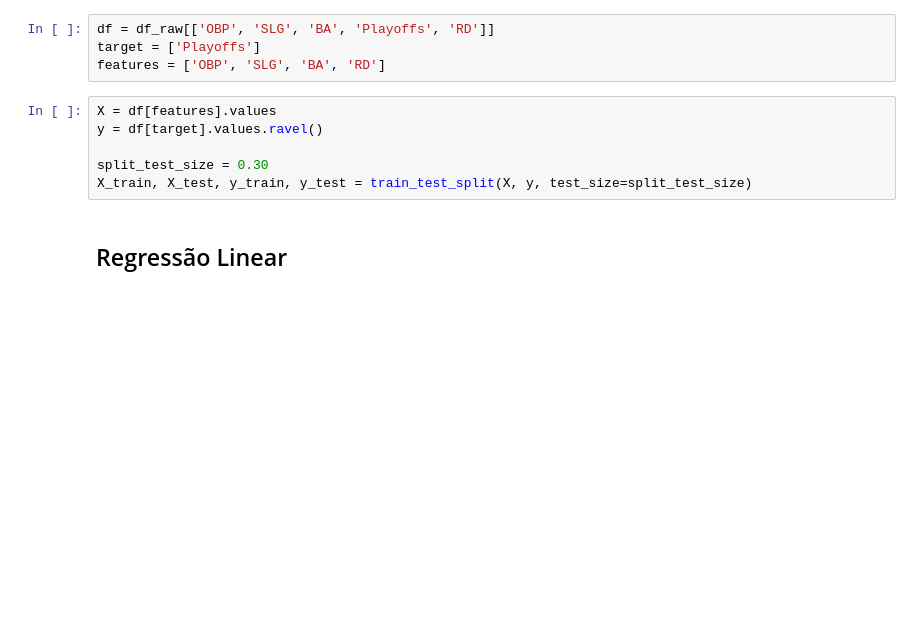
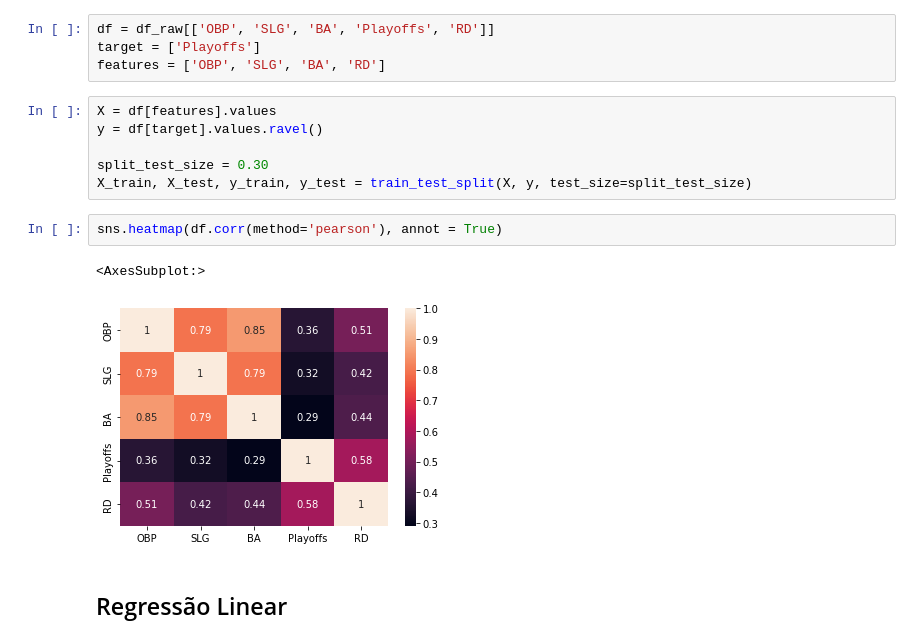
Before and after one commit to paciencia/moneyball_sandbox, a Jupyter notebook: Moneyball.ipynb, the cells around one changed output. Drawn from its saved outputs; the diff is of its cells as text; blank space fills up the shorter version.

```diff
--- a/Moneyball.ipynb
+++ b/Moneyball.ipynb
@@ -63,6 +63,11 @@ y = df[target].values.ravel()
 
 split_test_size = 0.30
 X_train, X_test, y_train, y_test = train_test_split(X, y, test_size=split_test_size)
+# %%
+sns.heatmap(df.corr(method='pearson'), annot = True)
+# %% [output]
+<AxesSubplot:>
+[figure, added]
 # %% [markdown]
 ## Regressão Linear
 # %%
```
